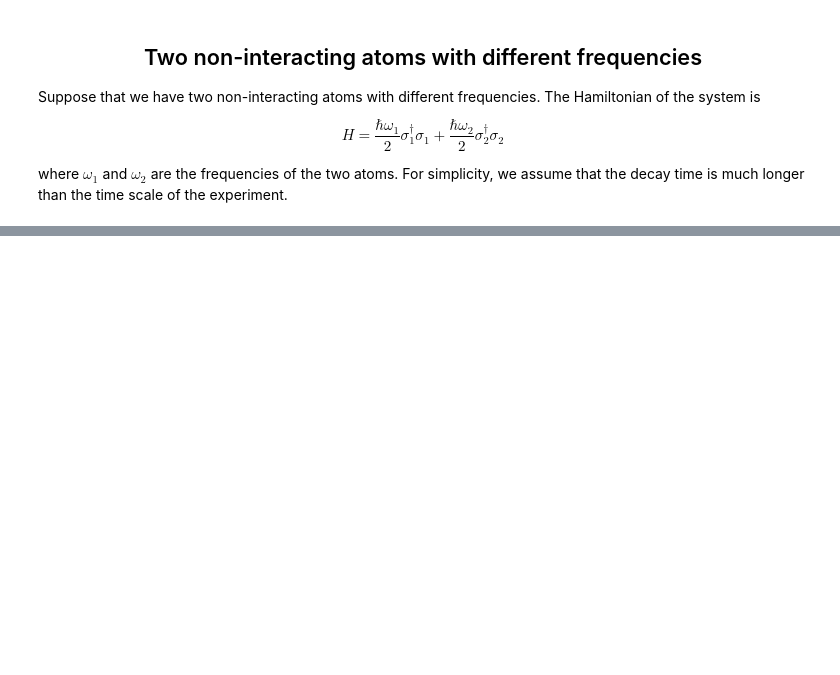
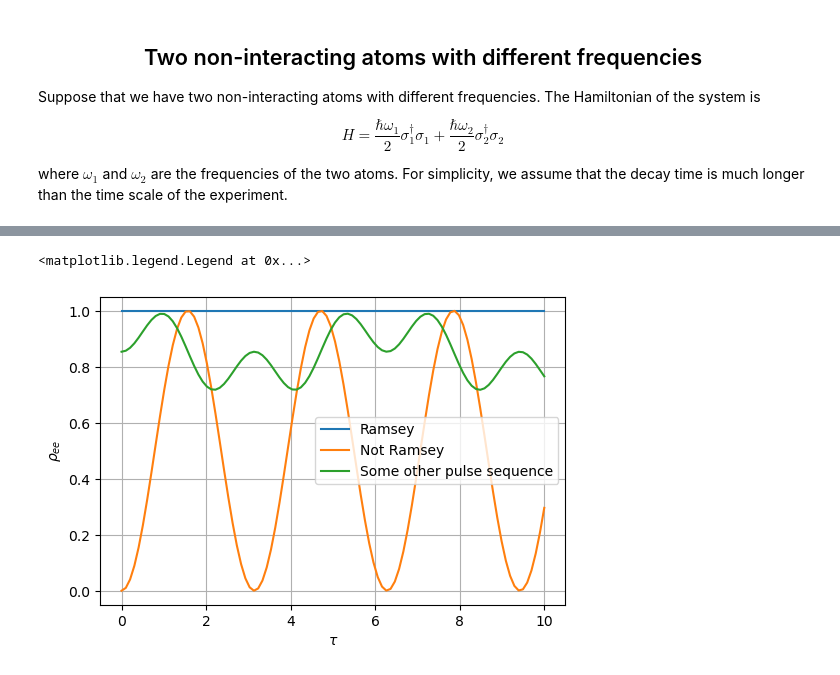
Before and after one commit to christianlange196/fall2023-chm696, a Jupyter notebook: final_project/simulations/ramsey_spectroscopy.ipynb, the cells around one changed output, grey strips where cells are left out. Cells and saved outputs as stored; diff of their text form; code cells hidden in the pictures; blank space fills up the shorter version.

Commit message:
General pulse sequence function

```diff
--- a/final_project/simulations/ramsey_spectroscopy.ipynb
+++ b/final_project/simulations/ramsey_spectroscopy.ipynb
@@ -80,0 +89,34 @@ plt.plot(tlist, res.expect[0])
+# %%
+sys = N_dipole_system(2)
+
+omega_0 = 0
+omega_1 = 1
+H = omega_0 * sys.sm_list[0].dag() * sys.sm_list[0] + omega_1 * sys.sm_list[1].dag() * sys.sm_list[1]
+
+tlist = np.linspace(0, 10, 100)
+
+def pulse_sequence(t, theta_list):
+    psi = sys.ket_ground
+    for n, theta in enumerate(theta_list):
+        psi = sys.Rx(theta) * psi
+        if n != len(theta_list) - 1:
+            psi = mesolve(H, psi, [0,t], c_ops=[]).states[-1]
+    return expect(sys.sp_tot.dag() * sys.sp_tot, psi)
+
+
+rho_e_ramsey = [pulse_sequence(t, [np.pi/2, np.pi, np.pi/2]) for t in tlist]
+rho_e_not_ramsey = [pulse_sequence(t, [np.pi/2, 0, np.pi/2]) for t in tlist]
+rho_e_whatever = [pulse_sequence(t, [np.pi/2, np.pi/2, np.pi/2, np.pi/4]) for t in tlist]
+
+
+plt.figure(figsize=(6,4))
+plt.plot(tlist, rho_e_ramsey, label='Ramsey')
+plt.plot(tlist, rho_e_not_ramsey, label='Not Ramsey')
+plt.plot(tlist, rho_e_whatever, label='Some other pulse sequence')
+plt.grid(True)
+plt.xlabel(r'$\tau$')
+plt.ylabel(r'$\rho_{ee}$')
+plt.legend()
+# %% [output]
+<matplotlib.legend.Legend at 0x...>
+[figure, added]
```
Also changed, not shown: parts of 3 cells of this notebook.
